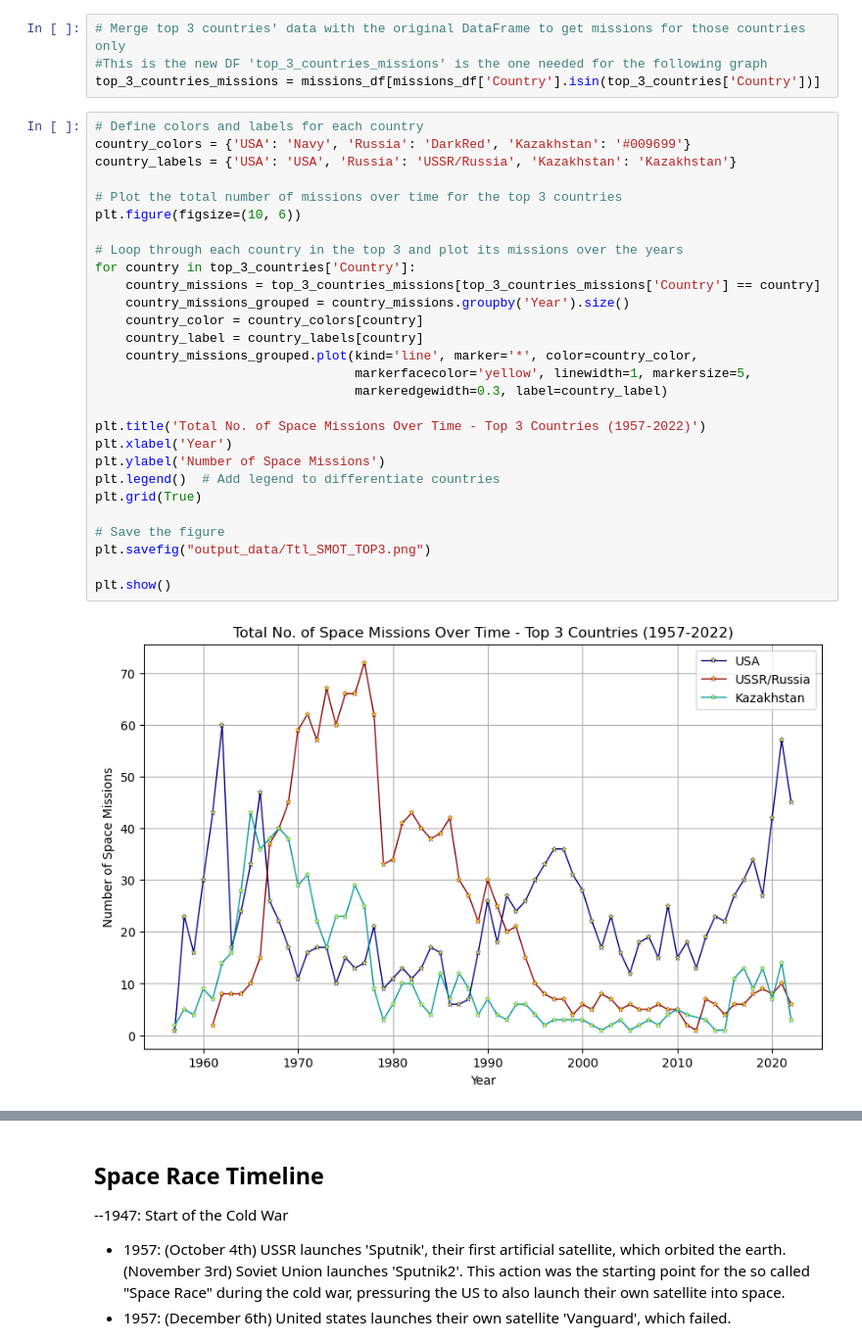
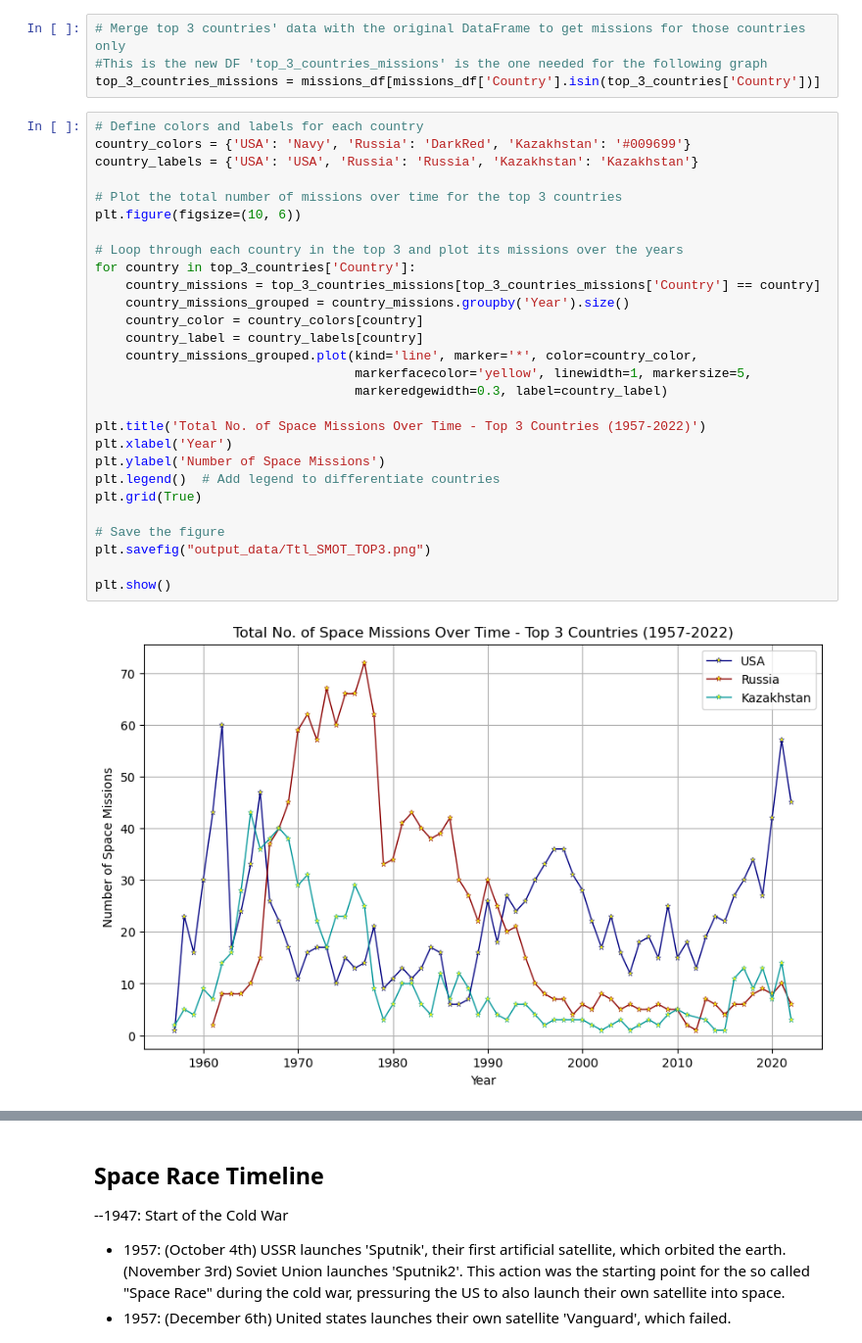
Before and after one commit to maparisio/Space_Mission_Project, a Jupyter notebook: Missions_Over_Time.ipynb, the cells around one changed output, grey strips where cells are left out. Shown at 98% size. Saved outputs shown, nothing was run; the diff lists cells and outputs as text.

```diff
--- a/Missions_Over_Time.ipynb
+++ b/Missions_Over_Time.ipynb
@@ -355,30 +357,30 @@ top_3_countries_missions = missions_df[missions_df['Country'].isin(top_3_countri
 # %%
 # Define colors and labels for each country
 country_colors = {'USA': 'Navy', 'Russia': 'DarkRed', 'Kazakhstan': '#009699'}
-country_labels = {'USA': 'USA', 'Russia': 'USSR/Russia', 'Kazakhstan': 'Kazakhstan'}
+country_labels = {'USA': 'USA', 'Russia': 'Russia', 'Kazakhstan': 'Kazakhstan'}
 
 # Plot the total number of missions over time for the top 3 countries
 plt.figure(figsize=(10, 6))
 
 # Loop through each country in the top 3 and plot its missions over the years
 for country in top_3_countries['Country']:
     country_missions = top_3_countries_missions[top_3_countries_missions['Country'] == country]
     country_missions_grouped = country_missions.groupby('Year').size()
     country_color = country_colors[country]
     country_label = country_labels[country]
     country_missions_grouped.plot(kind='line', marker='*', color=country_color,
                                   markerfacecolor='yellow', linewidth=1, markersize=5,
                                   markeredgewidth=0.3, label=country_label)
 
 plt.title('Total No. of Space Missions Over Time - Top 3 Countries (1957-2022)')
 plt.xlabel('Year')
 plt.ylabel('Number of Space Missions')
 plt.legend()  # Add legend to differentiate countries
 plt.grid(True)
 
 # Save the figure
 plt.savefig("output_data/Ttl_SMOT_TOP3.png")
 
 plt.show()
 # %% [output]
-[figure, old version]
+[figure, new version]
```
Also changed, not shown: parts of 15 cells of this notebook.
